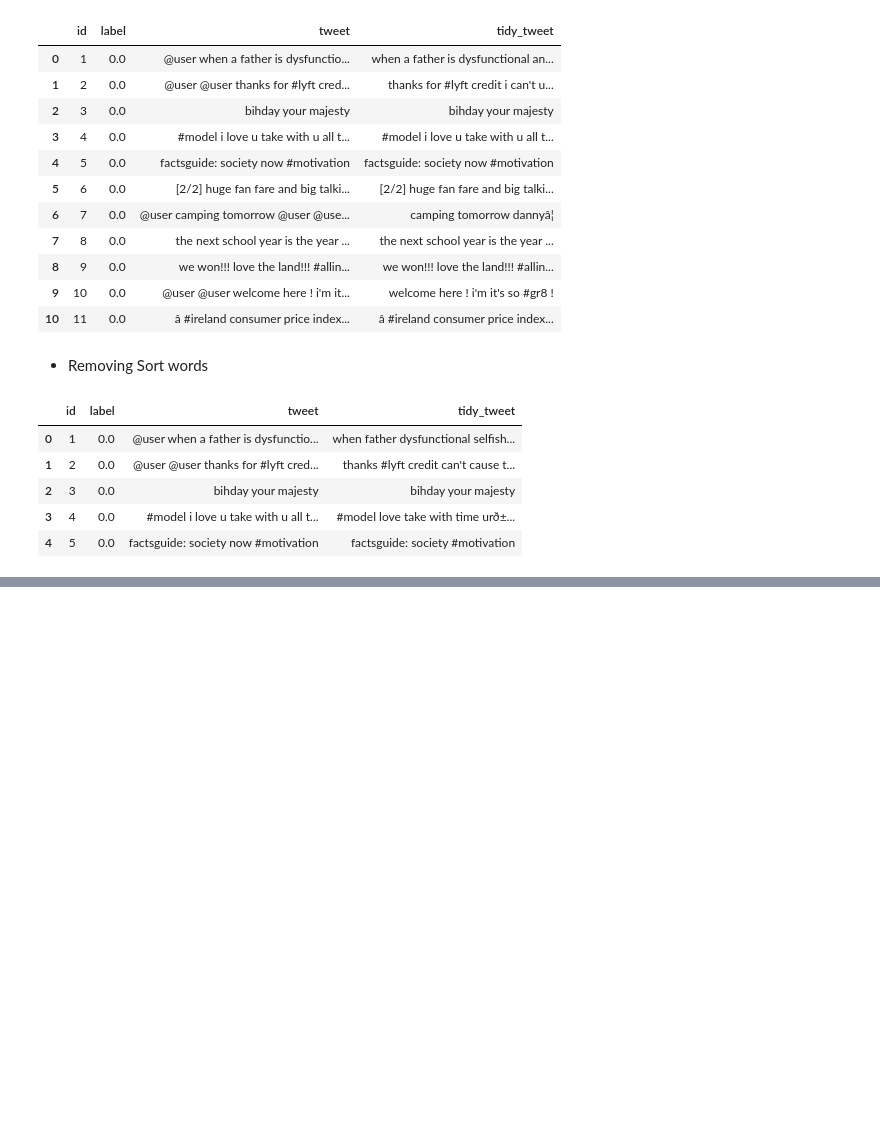
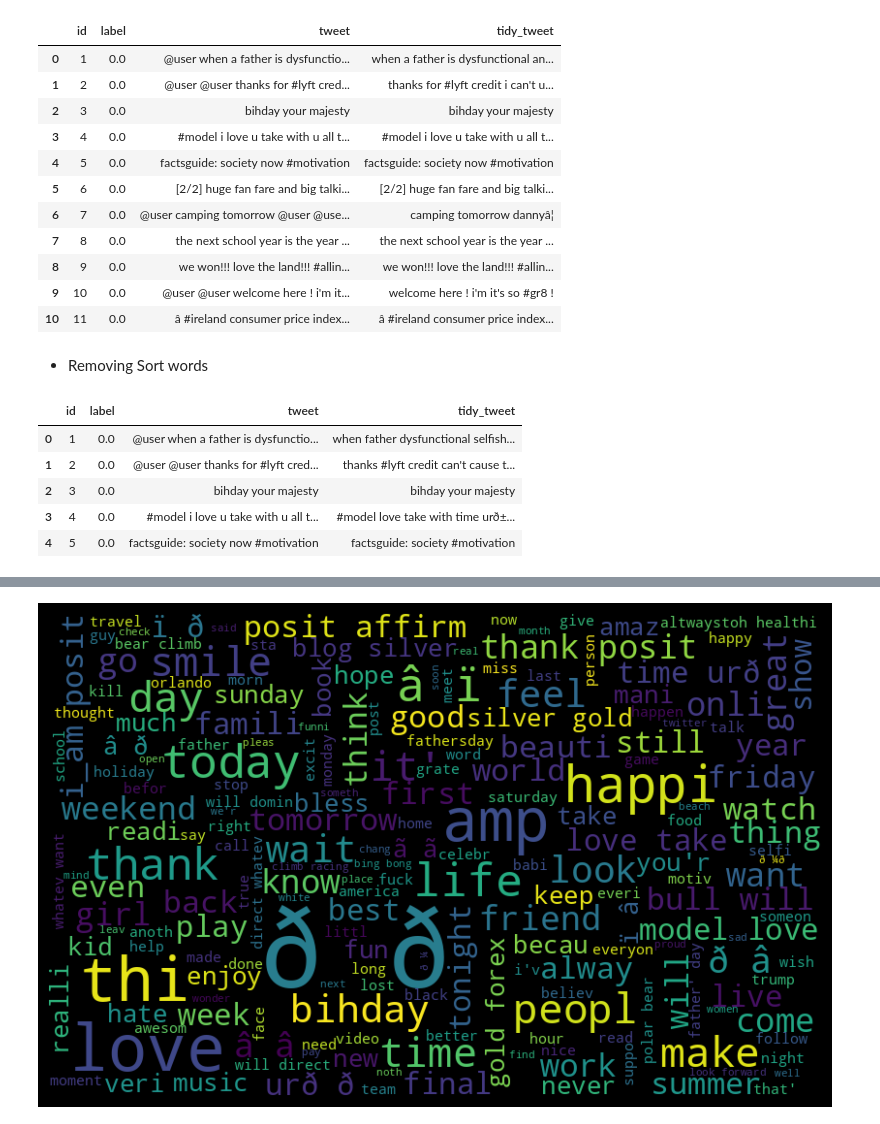
Before and after one commit to Ahmad10Raza/Twitter-Sentiment-Analysis-WebApp, a Jupyter notebook: Twitter_Sentimental_Analysis.ipynb, the cells around one changed output, grey strips where cells are left out. Saved outputs shown, nothing was run; the diff lists cells and outputs as text; code cells hidden in the pictures; blank space fills up the shorter version.

```diff
--- a/Twitter_Sentimental_Analysis.ipynb
+++ b/Twitter_Sentimental_Analysis.ipynb
@@ -292,0 +295,3 @@ full_data.head()
+# %%
+tokenize_tweet=full_data['tidy_tweet'].apply(lambda x: x.split())
+tokenize_tweet.head()
@@ -292,0 +305,6 @@ full_data.head()
+# %%
+from nltk.stem.porter import *
+stemmer = PorterStemmer()
+
+tokenize_tweet = tokenize_tweet.apply(lambda x: [stemmer.stem(i) for i in x]) # stemming
+tokenize_tweet
@@ -292,0 +326,7 @@ full_data.head()
+# %%
+for i in range(len(tokenize_tweet)):
+    tokenize_tweet[i] = ' '.join(tokenize_tweet[i])
+
+
+full_data['tidy_tweet'] = tokenize_tweet
+full_data['tidy_tweet']
@@ -292,0 +354,11 @@ full_data.head()
+# %%
+all_words = ' '.join([text for text in full_data['tidy_tweet']])
+from wordcloud import WordCloud
+wordcloud = WordCloud(width=800, height=500, random_state=21, max_font_size=110).generate(all_words)
+
+plt.figure(figsize=(10, 7))
+plt.imshow(wordcloud, interpolation="bilinear")
+plt.axis('off')
+plt.show()
+# %% [output]
+[figure, added]
```
Also changed, not shown: parts of 15 cells of this notebook, 3 other files.
